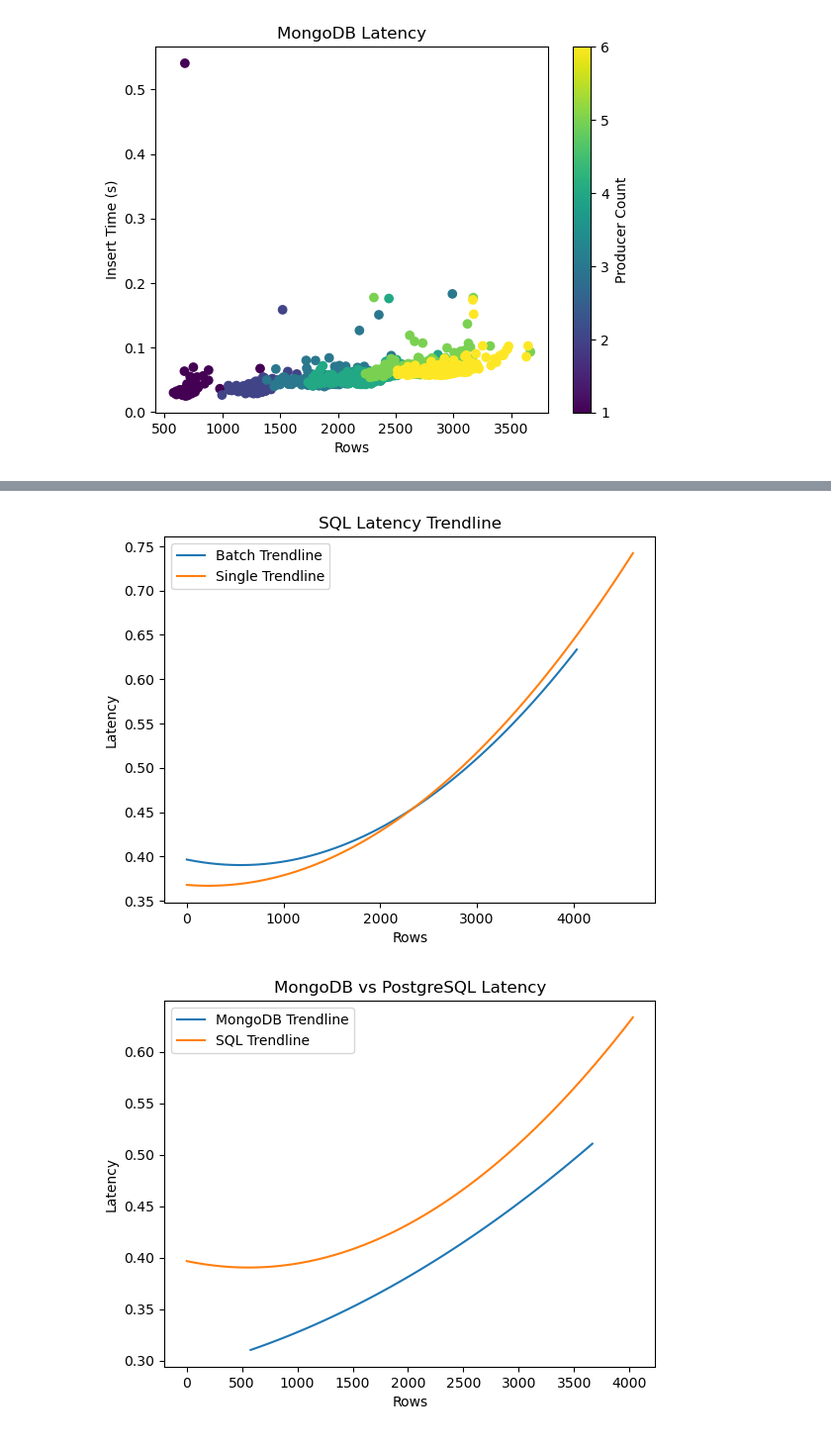
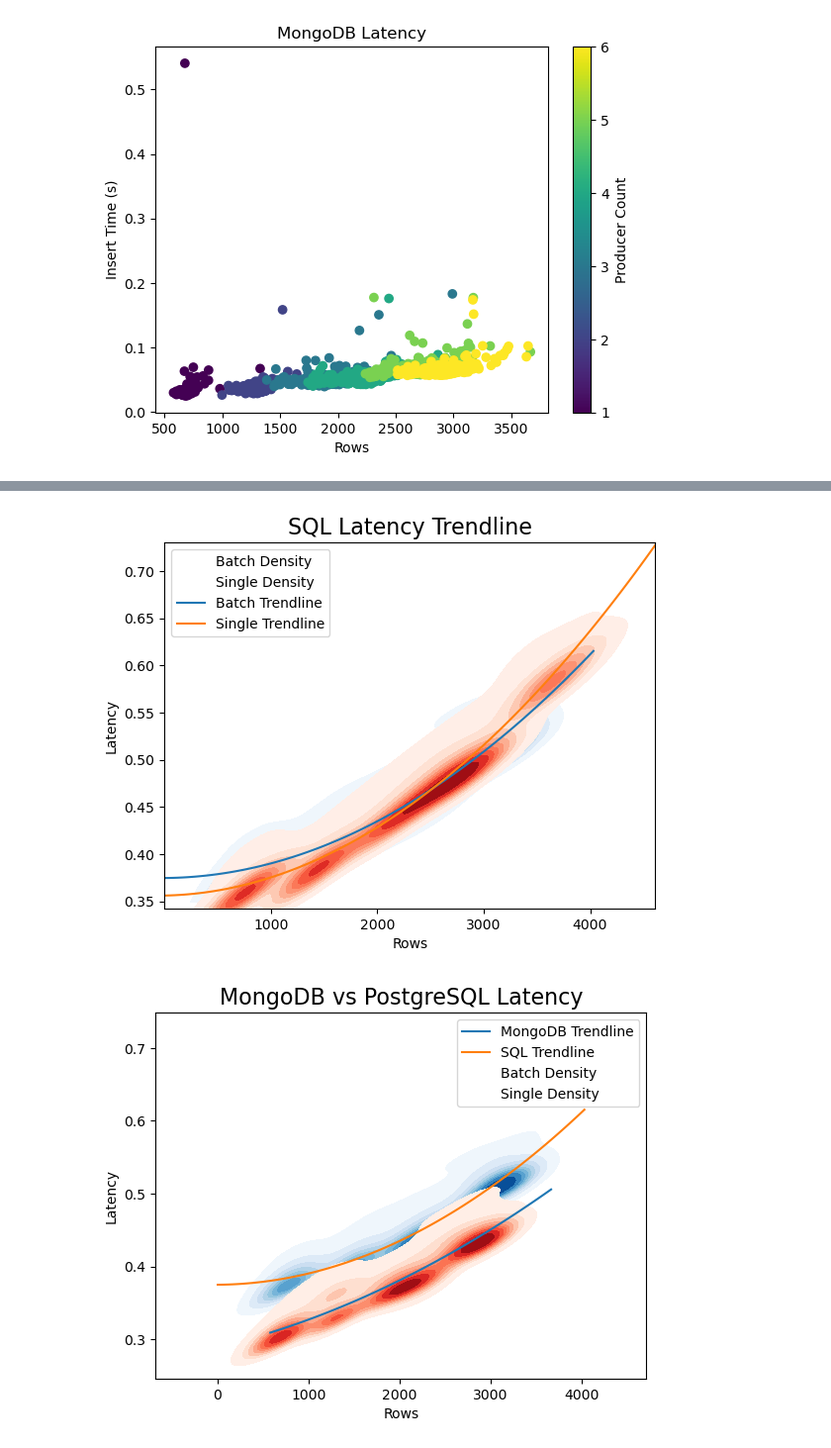
Before and after one commit to Nathanjarvis1/CIS731FinalProject, a Jupyter notebook: graphing.ipynb, the cells around one changed output, grey strips where cells are left out. Shown: that part at 99% size. Saved outputs shown, nothing was run; the diff lists cells and outputs as text; code cells hidden in the pictures.

Commit message:
added correlation calculators and density graphs

```diff
--- a/graphing.ipynb
+++ b/graphing.ipynb
@@ -30,6 +30,15 @@ def get_scatter_plot(file_path, y_axis):
     # Create a scatter plot
     scatter = plt.scatter(df['rows'], df[y_axis], c=df['key_color'], cmap='viridis')
     return scatter, key_mapping
+
+def remove_outliers(df, column):
+    Q1 = df[column].quantile(0.25)
+    Q3 = df[column].quantile(0.75)
+    IQR = Q3 - Q1
+    # including larger bounds than typical `
+    lower_bound = Q1 - 2 * IQR
+    upper_bound = Q3 + 2 * IQR
+    return df[(df[column] >= lower_bound) & (df[column] <= upper_bound)]
 # %%
 # MongoDB latency scatter
 
@@ -123,6 +140,9 @@ def sql_single_vs_batch():
     # Load the JSON data
     df_batch = get_flattened_data('data/sql/latencies_batch_w_sql.json')
     df_single = get_flattened_data('data/sql/latencies_single_w_sql.json')
+
+    df_batch = remove_outliers(df_batch, 'latency')
+    df_single = remove_outliers(df_single, 'latency')
 
     # Fit a polynomial trendline
     batch_poly = np.poly1d(np.polyfit(df_batch['rows'], df_batch['latency'], 2))
@@ -132,45 +152,61 @@ def sql_single_vs_batch():
     x_batch = np.linspace(df_batch['rows'].min(), df_batch['rows'].max(), 100)
     x_single = np.linspace(df_single['rows'].min(), df_single['rows'].max(), 100)
 
+    # Add KDE plots with clipping to data range
+    sns.kdeplot(x=df_batch['rows'], y=df_batch['latency'], cmap='Blues', fill=True, label='Batch Density', clip=((df_batch['rows'].min(), df_batch['rows'].max()), (df_batch['latency'].min(), df_batch['latency'].max())))
+    sns.kdeplot(x=df_single['rows'], y=df_single['latency'], cmap='Reds', fill=True, label='Single Density', clip=((df_single['rows'].min(), df_single['rows'].max()), (df_single['latency'].min(), df_single['latency'].max())))
+
     # Plot the trendline
     plt.plot(x_batch, batch_poly(x_batch), label='Batch Trendline')
     plt.plot(x_single, single_poly(x_single), label='Single Trendline')
     plt.xlabel('Rows')
     plt.ylabel('Latency')
     plt.title('SQL Latency Trendline')
+    plt.rc('figure', titlesize=16)
+    plt.rc('axes', titlesize=16)
     plt.legend()
     plt.show()
 sql_single_vs_batch()
 # %% [output]
-[figure, old version]
+[figure, new version]
 # %%
 
 def mongo_vs_sql_batch():
     # Load the JSON data
     df_sql = get_flattened_data('data/sql/latencies_batch_w_sql.json')
     df_mongo = get_flattened_data('data/mongo/latencies_batch_w_mongo.json')
+
+    df_sql = remove_outliers(df_sql, 'latency')
+    df_mongo = remove_outliers(df_mongo, 'latency')
 
     # Fit a polynomial trendline
     mongo_poly = np.poly1d(np.polyfit(df_mongo['rows'], df_mongo['latency'], 2))
     sql_poly = np.poly1d(np.polyfit(df_sql['rows'], df_sql['latency'], 2))
 
     # Generate x values for the trendline
     x_batch = np.linspace(df_mongo['rows'].min(), df_mongo['rows'].max(), 100)
     x_single = np.linspace(df_sql['rows'].min(), df_sql['rows'].max(), 100)
 
     # Plot the trendline
     plt.plot(x_batch, mongo_poly(x_batch), label='MongoDB Trendline')
     plt.plot(x_single, sql_poly(x_single), label='SQL Trendline')
+
+    sns.kdeplot(x=df_sql['rows'], y=df_sql['latency'], cmap='Blues', fill=True, label='Batch Density')
+    sns.kdeplot(x=df_mongo['rows'], y=df_mongo['latency'], cmap='Reds', fill=True, label='Single Density')
+
+
     plt.xlabel('Rows')
     plt.ylabel('Latency')
     plt.title('MongoDB vs PostgreSQL Latency')
+    plt.rc('figure', titlesize=16)
+    plt.rc('axes', titlesize=16)
 
     plt.legend()
     plt.show()
 
 mongo_vs_sql_batch()
 # %% [output]
-[figure, old version]
+[figure, new version]
 # %%
 def insert_time_vs_latency():
     df = get_flattened_data('data/sql/latencies_single_w_sql.json')
```
Also changed, not shown: parts of 5 cells of this notebook, 1 other file.
